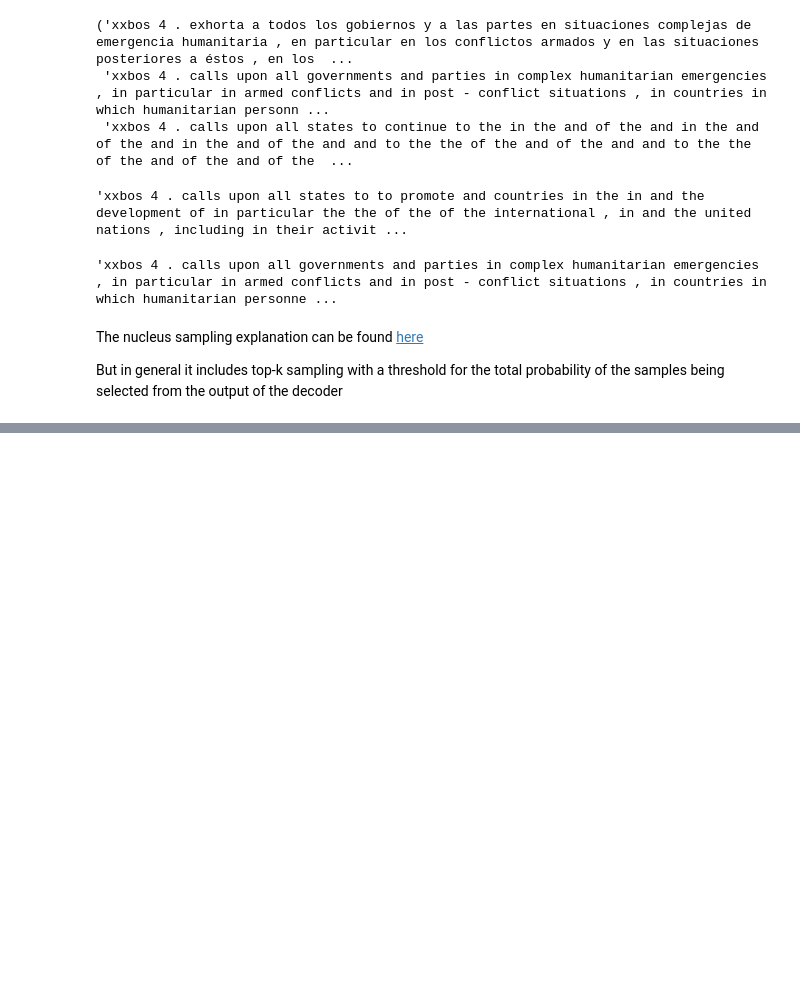
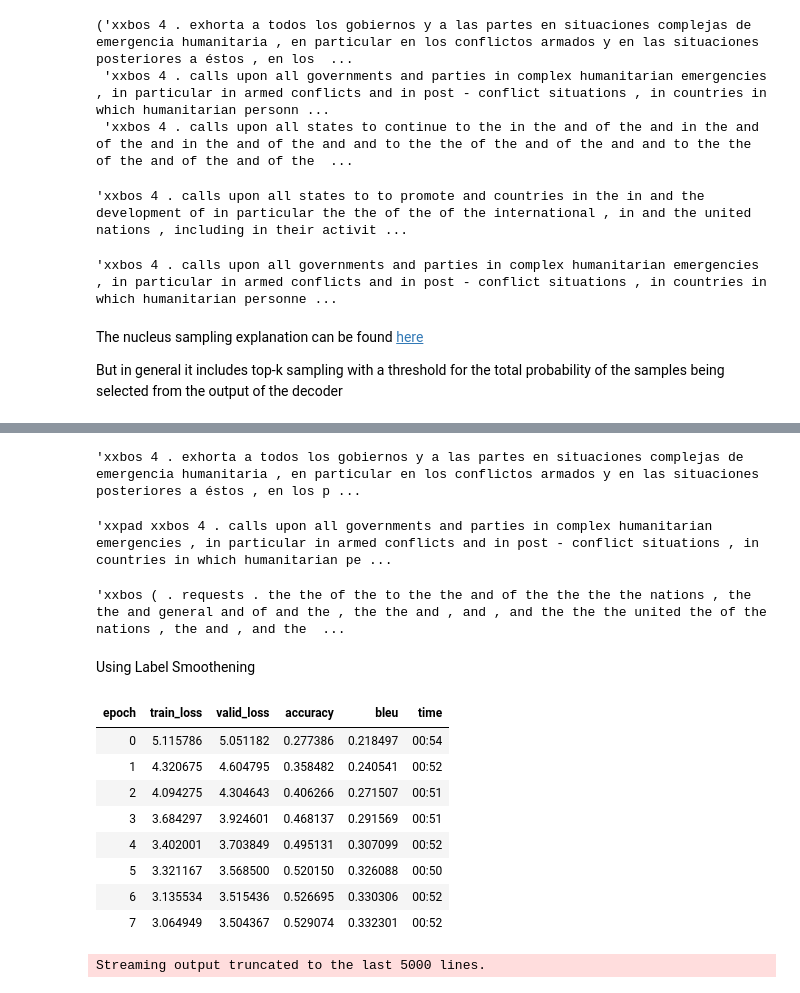
Before and after one commit to deep1401/Ablation-Analysis-of-Seq2Seq-Models-and-Vanilla-Transformers-for-Spanish-to-English-Translation, a Jupyter notebook: Neural_Machine_Translation.ipynb, the cells around one changed output, grey strips where cells are left out. Drawn from its saved outputs; the diff is of its cells as text; code cells hidden in the pictures; blank space fills up the shorter version.

```diff
--- a/Neural_Machine_Translation.ipynb
+++ b/Neural_Machine_Translation.ipynb
@@ -811,0 +989,32 @@ But in general it includes top-k sampling with a threshold for the total probabi
+# %%
+inputs[0]
+# %% [output]
+'xxbos 4 . exhorta a todos los gobiernos y a las partes en situaciones complejas de emergencia humanitaria , en particular en los conflictos armados y en las situaciones posteriores a éstos , en los p ...
+# %%
+targets[0]
+# %% [output]
+'xxpad xxbos 4 . calls upon all governments and parties in complex humanitarian emergencies , in particular in armed conflicts and in post - conflict situations , in countries in which humanitarian pe ...
+# %%
+outputs[0]
+# %% [output]
+'xxbos ( . requests . the the of the to the the and of the the the the nations , the the and general and of and the , the the and , and , and the the the united the of the nations , the and , and the  ...
+# %% [markdown]
+Using Label Smoothening
+# %%
+model = Transformer(len(data.train_ds.x.vocab.itos), len(data.train_ds.y.vocab.itos), d_model=256)
+# %%
+learn = Learner(data, model, metrics=[accuracy, CorpusBleu(len(data.train_ds.y.vocab.itos))],
+                loss_func = FlattenedLoss(LabelSmoothingCrossEntropy, axis=-1))
+# %%
+learn.fit_one_cycle(8, 1e-3, div_factor=5)
+# %% [output]
+| epoch | train_loss | valid_loss | accuracy | bleu | time |
+| 0 | 5.115786 | 5.051182 | 0.277386 | 0.218497 | 00:54 |
+| 1 | 4.320675 | 4.604795 | 0.358482 | 0.240541 | 00:52 |
+| 2 | 4.094275 | 4.304643 | 0.406266 | 0.271507 | 00:51 |
+| 3 | 3.684297 | 3.924601 | 0.468137 | 0.291569 | 00:51 |
+| 4 | 3.402001 | 3.703849 | 0.495131 | 0.307099 | 00:52 |
+| 5 | 3.321167 | 3.568500 | 0.520150 | 0.326088 | 00:50 |
+| 6 | 3.135534 | 3.515436 | 0.526695 | 0.330306 | 00:52 |
+| 7 | 3.064949 | 3.504367 | 0.529074 | 0.332301 | 00:52 |
+Streaming output truncated to the last 5000 lines.
```
Also changed, not shown: parts of 29 cells of this notebook.
